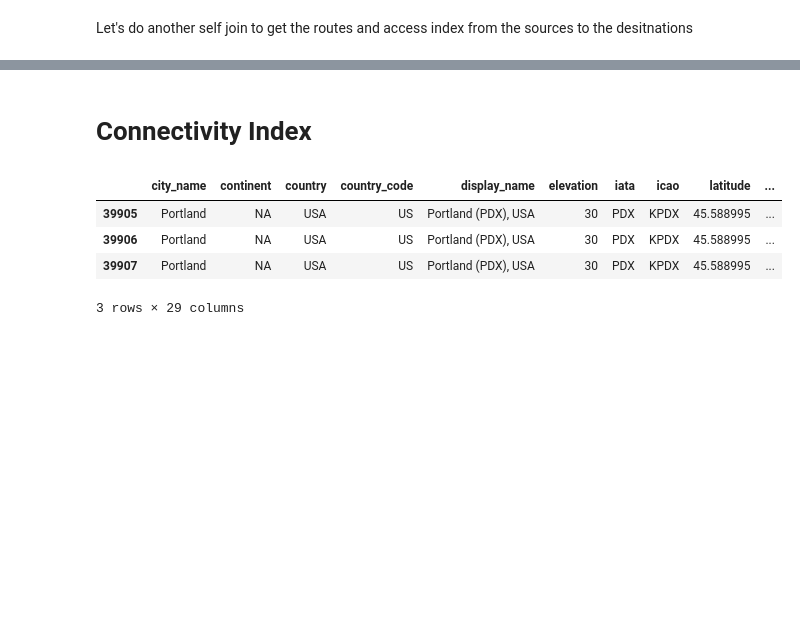
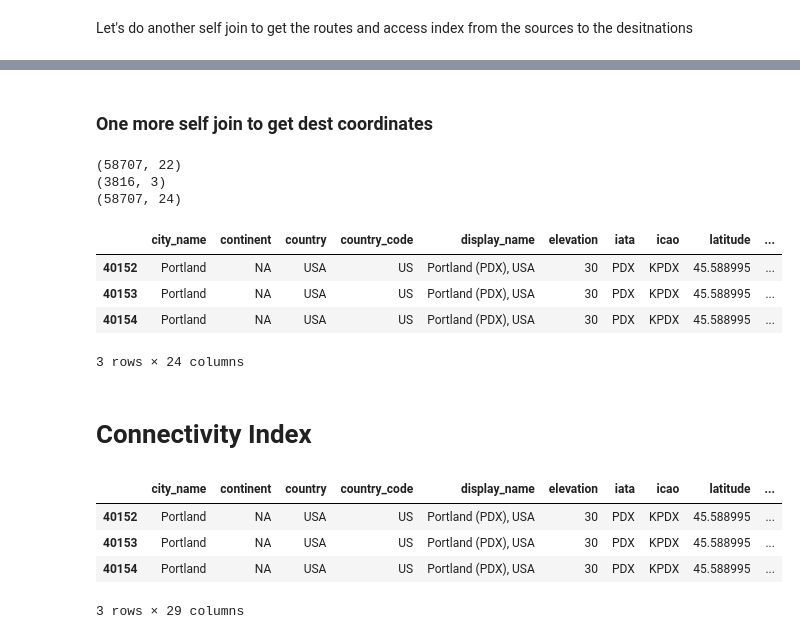
Before and after one commit to statzenthusiast921/Airport_Accessibility_Project, a Jupyter notebook: scripts/load_airports.ipynb, the cells around one changed output, grey strips where cells are left out. Saved outputs shown, nothing was run; the diff lists cells and outputs as text; code cells hidden in the pictures; blank space fills up the shorter version.

```diff
--- a/scripts/load_airports.ipynb
+++ b/scripts/load_airports.ipynb
@@ -151,4 +151,37 @@ master_air_df[master_air_df['iata']=="PDX"].head(3)
 3 rows × 22 columns
+# %% [markdown]
+### One more self join to get dest coordinates
+# %%
+dest_coords = master_air_df[['iata','latitude','longitude']].drop_duplicates()
+dest_coords = dest_coords.rename(
+    columns={
+        'iata':'dest_iata',
+        'latitude':'dest_latitude',
+        'longitude':'dest_longitude'
+    }
+)
+
+print(master_air_df.shape)
+master_air_df = pd.merge(
+    master_air_df,
+    dest_coords,
+    on = 'dest_iata',
+    how = 'left'
+)
+
+print(dest_coords.shape)
+print(master_air_df.shape)
+
+master_air_df[master_air_df['iata']=="PDX"].head(3)
+# %% [output]
+(58707, 22)
+(3816, 3)
+(58707, 24)
+|  | city_name | continent | country | country_code | display_name | elevation | iata | icao | latitude | ... |
+| 40152 | Portland | NA | USA | US | Portland (PDX), USA | 30 | PDX | KPDX | 45.588995 | ... |
+| 40153 | Portland | NA | USA | US | Portland (PDX), USA | 30 | PDX | KPDX | 45.588995 | ... |
+| 40154 | Portland | NA | USA | US | Portland (PDX), USA | 30 | PDX | KPDX | 45.588995 | ... |
+3 rows × 24 columns
 # %% [markdown]
 # Connectivity Index
 # %%
@@ -165,9 +198,9 @@ master_air_df["connectivity_index"] = (master_air_df["connect_term_unnorm"] - ma
 master_air_df[master_air_df['iata']=="PDX"].head(3)
 # %% [output]
 |  | city_name | continent | country | country_code | display_name | elevation | iata | icao | latitude | ... |
-| 39905 | Portland | NA | USA | US | Portland (PDX), USA | 30 | PDX | KPDX | 45.588995 | ... |
-| 39906 | Portland | NA | USA | US | Portland (PDX), USA | 30 | PDX | KPDX | 45.588995 | ... |
-| 39907 | Portland | NA | USA | US | Portland (PDX), USA | 30 | PDX | KPDX | 45.588995 | ... |
+| 40152 | Portland | NA | USA | US | Portland (PDX), USA | 30 | PDX | KPDX | 45.588995 | ... |
+| 40153 | Portland | NA | USA | US | Portland (PDX), USA | 30 | PDX | KPDX | 45.588995 | ... |
+| 40154 | Portland | NA | USA | US | Portland (PDX), USA | 30 | PDX | KPDX | 45.588995 | ... |
 3 rows × 29 columns
 # %%
 what_did_i_do = master_air_df[['iata','name','num_dests','connectivity_index']]
```
Also changed, not shown: parts of 17 cells of this notebook.
